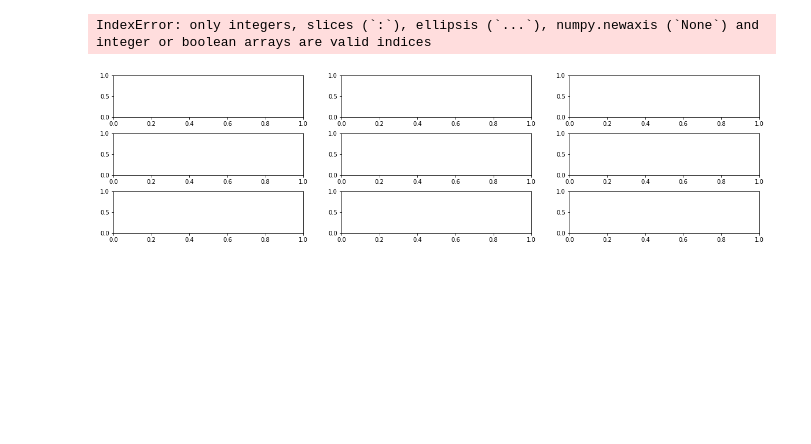
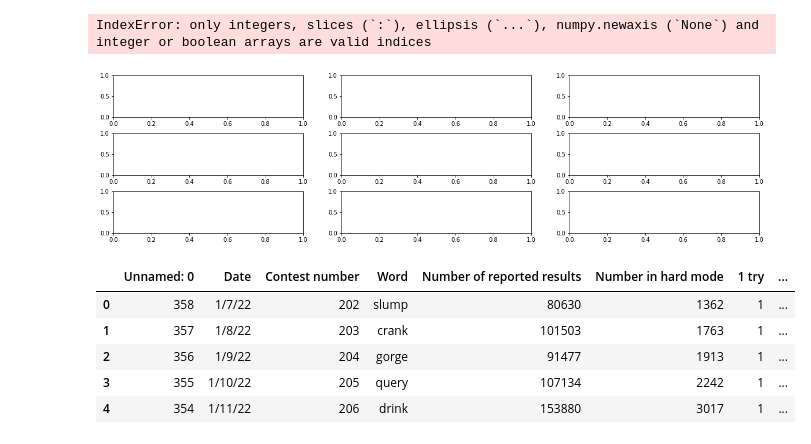
Before and after one commit to Xianyu39/MCMA2023, a Jupyter notebook: xk/code/clear.ipynb, the cells around one changed output. Saved outputs shown, nothing was run; the diff lists cells and outputs as text; code cells hidden in the pictures; blank space fills up the shorter version.

```diff
--- a/xk/code/clear.ipynb
+++ b/xk/code/clear.ipynb
@@ -152,3 +152,13 @@ for i in range(9):
 # %% [output]
 IndexError: only integers, slices (`:`), ellipsis (`...`), numpy.newaxis (`None`) and integer or boolean arrays are valid indices
 [figure]
+# %%
+df=pd.read_csv('../excel/Problem_C_Data_Wordle.xlsx')
+df.head()
+# %% [output]
+|  | Unnamed: 0 | Date | Contest number | Word | Number of reported results | Number in hard mode | 1 try | ... |
+| 0 | 358 | 1/7/22 | 202 | slump | 80630 | 1362 | 1 | ... |
+| 1 | 357 | 1/8/22 | 203 | crank | 101503 | 1763 | 1 | ... |
+| 2 | 356 | 1/9/22 | 204 | gorge | 91477 | 1913 | 1 | ... |
+| 3 | 355 | 1/10/22 | 205 | query | 107134 | 2242 | 1 | ... |
+| 4 | 354 | 1/11/22 | 206 | drink | 153880 | 3017 | 1 | ... |
```
Also changed, not shown: 1 other file.
